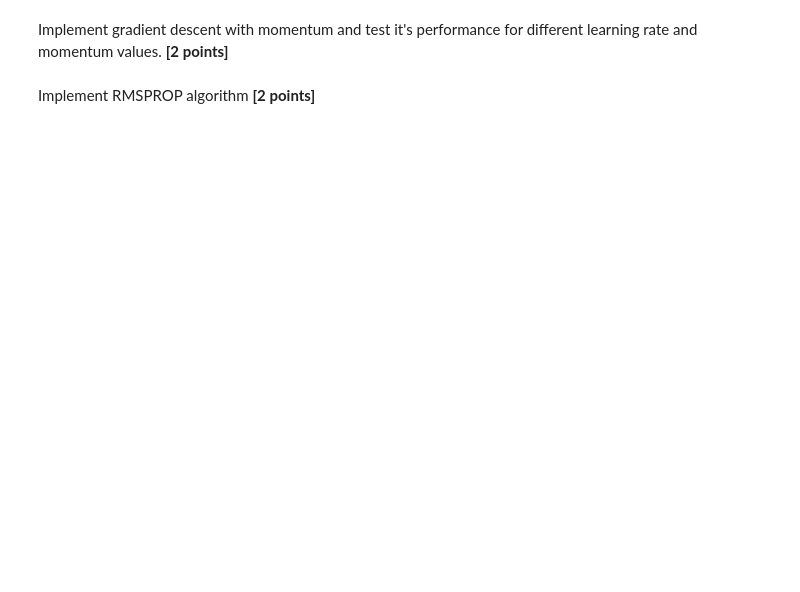
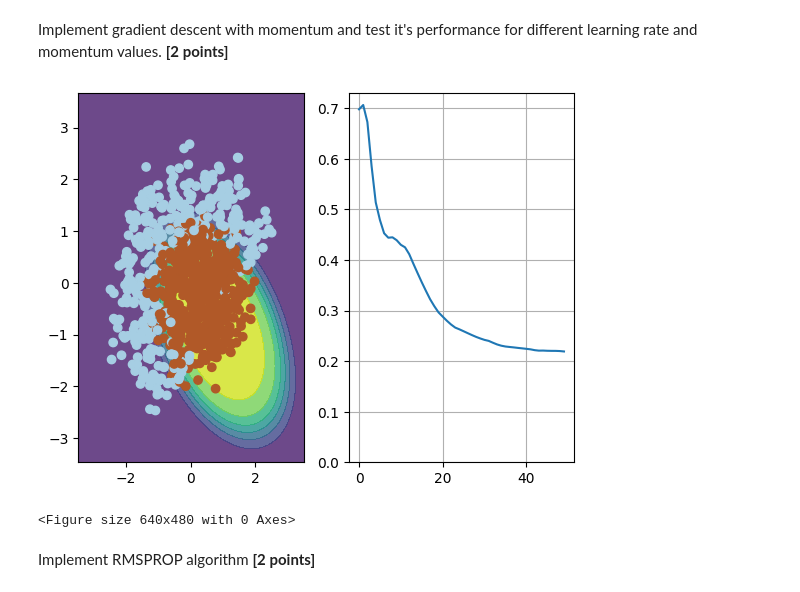
Before and after one commit to TimurTemnov/Yandex_DL_course, a Jupyter notebook: week01_backprop/adaptive_sgd.ipynb, the cells around one changed output. Saved outputs shown, nothing was run; the diff lists cells and outputs as text; code cells hidden in the pictures; blank space fills up the shorter version.

```diff
--- a/week01_backprop/adaptive_sgd.ipynb
+++ b/week01_backprop/adaptive_sgd.ipynb
@@ -215,22 +236,27 @@ Implement gradient descent with momentum and test it's performance for different
 # %%
 w = np.array([0,0,0,0,0,1])
 
-alpha = 0.0 # learning rate. Please change.
-mu    = 0.0 # momentum. Please change.
+alpha = 0.08 # learning rate. Please change.
+mu    = 0.9 # momentum. Please change.
 
 n_iter = 50
 batch_size = 4
 loss = np.zeros(n_iter)
 plt.figure(figsize=(12,5))
+v = 0
 for i in range(n_iter):
     ind = np.random.choice(X.shape[0], batch_size)
     loss[i] = compute_loss(X, y, w)
     visualize(X[ind,:], y[ind], w, loss)
 
-    <update w and anything else here>
+    v = compute_grad(X[ind,:], y[ind], w) + v * mu
+    w = w - alpha * v# <update w and anything else here>
 
 visualize(X, y, w, loss)
 plt.clf()
+# %% [output]
+[figure, added]
+<Figure size 640x480 with 0 Axes>
 # %% [markdown]
 Implement RMSPROP algorithm __[2 points]__
 # %%
```
Also changed, not shown: parts of 11 cells of this notebook.
